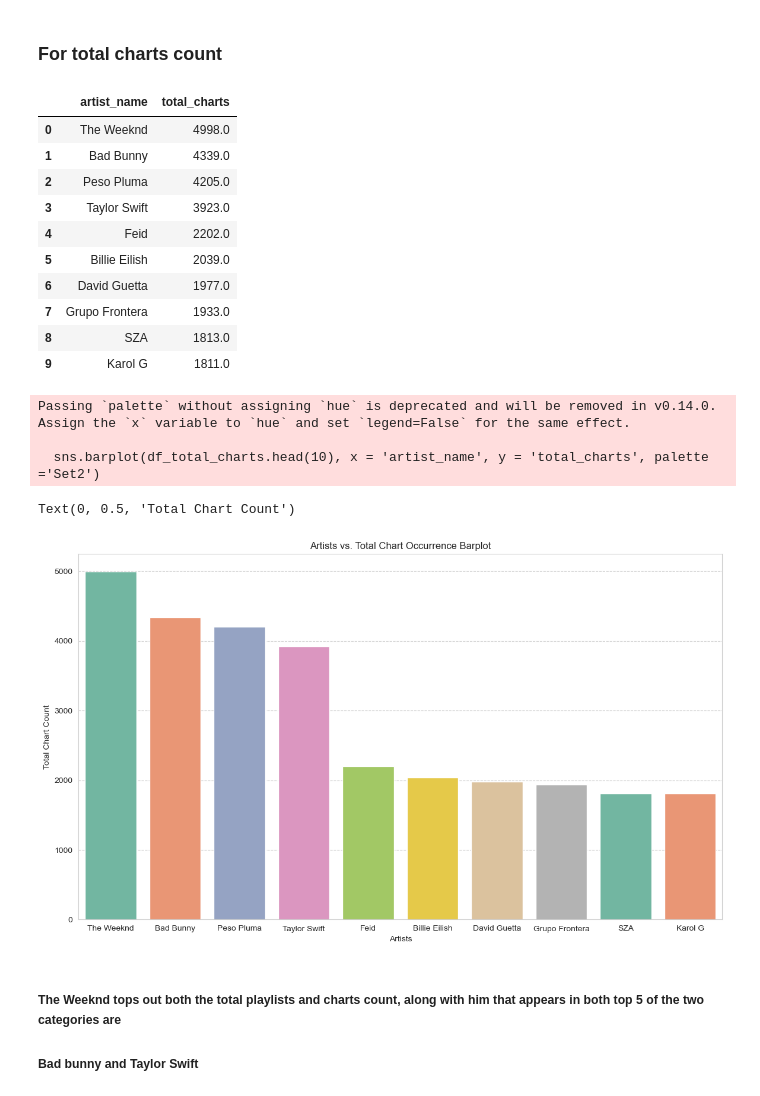
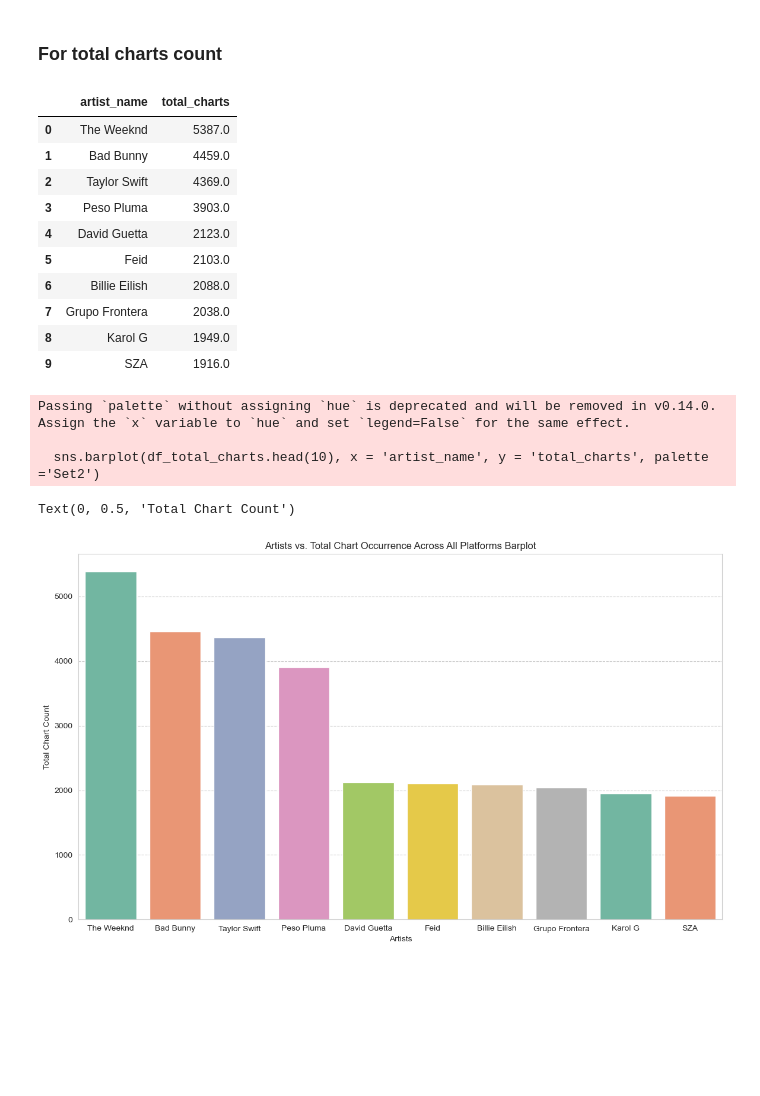
Before and after one commit to Angel0po/EDA_BON-AO, a Jupyter notebook: EDA_BON-AO.ipynb, the cells around one changed output. Drawn from its saved outputs; the diff is of its cells as text; code cells hidden in the pictures; blank space fills up the shorter version.

```diff
--- a/EDA_BON-AO.ipynb
+++ b/EDA_BON-AO.ipynb
@@ -1409,7 +1456,7 @@ Text(0, 0.5, 'Number of Occurance in Shazam Charts')
 # %% [markdown]
 ### For total charts count
 # %%
-df_artist_charts['total_charts'] = df_artist_playlists['in_spotify_charts'] + df_artist_charts['in_apple_charts'] + df_artist_charts['in_deezer_charts'] + df_artist_charts['in_shazam_charts']
+df_artist_charts['total_charts'] = df_artist_charts['in_spotify_charts'] + df_artist_charts['in_apple_charts'] + df_artist_charts['in_deezer_charts'] + df_artist_charts['in_shazam_charts']
 # calculates and stores total chart counts
 
 df_total_charts = df_artist_charts[['artist_name','total_charts']].sort_values('total_charts', ascending=False)
@@ -1421,33 +1468,30 @@ df_total_charts.reset_index(drop=True, inplace=True)
 df_total_charts.head(10)
 # %% [output]
 |  | artist_name | total_charts |
-| 0 | The Weeknd | 4998.0 |
-| 1 | Bad Bunny | 4339.0 |
-| 2 | Peso Pluma | 4205.0 |
-| 3 | Taylor Swift | 3923.0 |
-| 4 | Feid | 2202.0 |
-| 5 | Billie Eilish | 2039.0 |
-| 6 | David Guetta | 1977.0 |
-| 7 | Grupo Frontera | 1933.0 |
-| 8 | SZA | 1813.0 |
-| 9 | Karol G | 1811.0 |
+| 0 | The Weeknd | 5387.0 |
+| 1 | Bad Bunny | 4459.0 |
+| 2 | Taylor Swift | 4369.0 |
+| 3 | Peso Pluma | 3903.0 |
+| 4 | David Guetta | 2123.0 |
+| 5 | Feid | 2103.0 |
+| 6 | Billie Eilish | 2088.0 |
+| 7 | Grupo Frontera | 2038.0 |
+| 8 | Karol G | 1949.0 |
+| 9 | SZA | 1916.0 |
 # %%
 plt.figure(figsize=(14, 8))
 # sizes the plot
 
 sns.barplot(df_total_charts.head(10), x = 'artist_name', y = 'total_charts', palette ='Set2')
 # plots artists vs total chart count barplot
 
-plt.title("Artists vs. Total Chart Occurrence Barplot")
+plt.title("Artists vs. Total Chart Occurrence Across All Platforms Barplot")
 plt.xlabel("Artists")
 plt.ylabel("Total Chart Count")
 # Labels the plot's title, x-title, and y-title
 # %% [output]
 Passing `palette` without assigning `hue` is deprecated and will be removed in v0.14.0. Assign the `x` variable to `hue` and set `legend=False` for the same effect.
 
   sns.barplot(df_total_charts.head(10), x = 'artist_name', y = 'total_charts', palette ='Set2')
 Text(0, 0.5, 'Total Chart Count')
-[figure, old version]
+[figure, new version]
-# %% [markdown]
-##### The Weeknd tops out both the total playlists and charts count, along with him that appears in both top 5 of the two categories are
-##### Bad bunny and Taylor Swift
```
Also changed, not shown: parts of 33 cells of this notebook.
